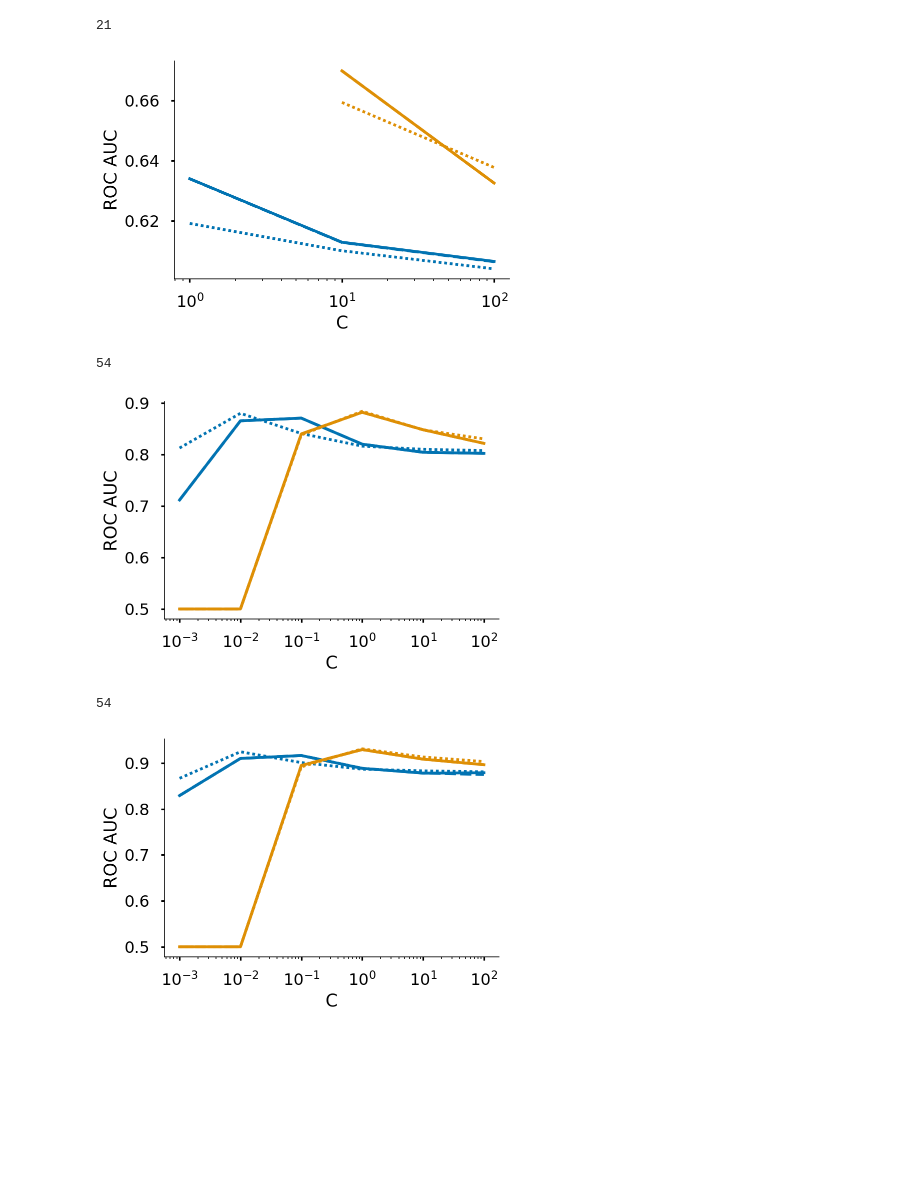
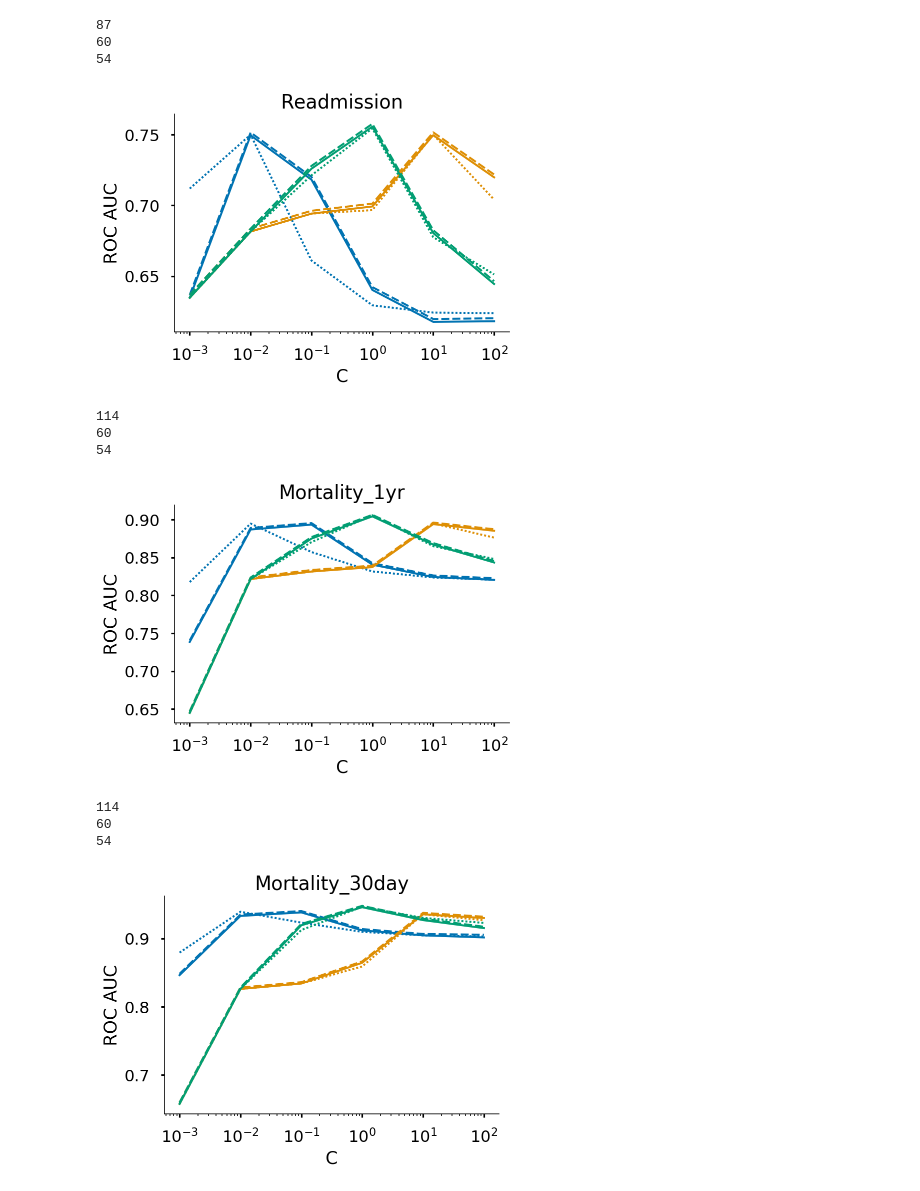
Before and after one commit to successar/PatientVec, a Jupyter notebook: LR_hyperparam_results.ipynb, the cells around one changed output. Drawn from its saved outputs; the diff is of its cells as text; code cells hidden in the pictures; blank space fills up the shorter version.

```diff
--- a/LR_hyperparam_results.ipynb
+++ b/LR_hyperparam_results.ipynb
@@ -28,25 +28,30 @@ def get_results(data_name, evaluate) :
                             df = json.load(open(os.path.join(model_name, 'evaluate.json')))
                         else :
                             df = json.load(open(os.path.join(model_name, 'test_evaluate.json')))
-                        vals = {k:v for k, v in df.items()}
+                        vals = {k:v+(0.002 if 'BinaryBOW' in d else 0.0) for k, v in df.items()}
                         vals['model'] = d
                         vals['C'] = v
                         vals['type'] = d.split('+')[1]
                         vals['norm'] = d.split('+')[2].split('=')[1] if len(d.split('+')) > 2 else None
+                        vals['is_structured'] = '+Structured' in d
                         yr_df.append(vals)
     yr_df = pd.DataFrame(yr_df)
     print(len(yr_df))
     return yr_df
 # %%
-def generate_plot(data_name, key, evaluate=False) :
+def generate_plot(data_name, key, evaluate=False, structured=True) :
     df = get_results(data_name, evaluate)
-    fig = sns.lineplot(x='C', y=key, hue='norm', style='type',  ci=None,
-                 data=df[(df.type.isin(['BOW', 'BinaryBOW', 'TFIDF'])) & df.norm.isin(['None', 'l2'])])
+    if structured :
+        df = df[df.is_structured ==True]
+    print(len(df))
+    df = df[(df.type.isin(['BOW', 'BinaryBOW', 'TFIDF'])) & df.norm.isin(['None', 'l1', 'l2'])]
+    print(len(df))
+    fig = sns.lineplot(x='C', y=key, hue='norm', style='type', style_order=['BOW', 'BinaryBOW', 'TFIDF'], ci=None, linewidth=2, data=df)
     plt.xscale('log')
-#     plt.title(data_name)
     sns.despine()
-    fig.axes.get_legend().remove()
+#     fig.axes.get_legend().remove()
     fig.axes.set_ylabel(fig.axes.get_ylabel().replace('_', ' ').upper())
     fig.figure.savefig('Text-encoding-EHR/results/' + data_name + '/LR_Hyperparam.pdf', bbox_inches='tight')
+    plt.title(data_name)
     plt.show()
-    return df
+    return df, fig
@@ -53,14 +65,20 @@ def generate_plot(data_name, key, evaluate=False) :
 # %%
 df = generate_plot('Readmission', 'roc_auc')
 df = generate_plot('Mortality_1yr', 'roc_auc')
 df = generate_plot('Mortality_30day', 'roc_auc')
 df = generate_plot('Diagnosis', 'macro_roc_auc')
-df = generate_plot('HipSurgery_1', 'roc_auc')
-df = generate_plot('KneeSurgery_1', 'roc_auc')
+df = generate_plot('HipSurgery_1', 'roc_auc', structured=False)
+df = generate_plot('KneeSurgery_1', 'roc_auc', structured=False)
 # %% [output]
-21
+87
+60
+54
-[figure, old version]
+[figure, new version]
+114
+60
 54
-[figure, old version]
+[figure, new version]
+114
+60
 54
-[figure, old version]
+[figure, new version]
```
Also changed, not shown: parts of 3 cells of this notebook, 8 other files.
